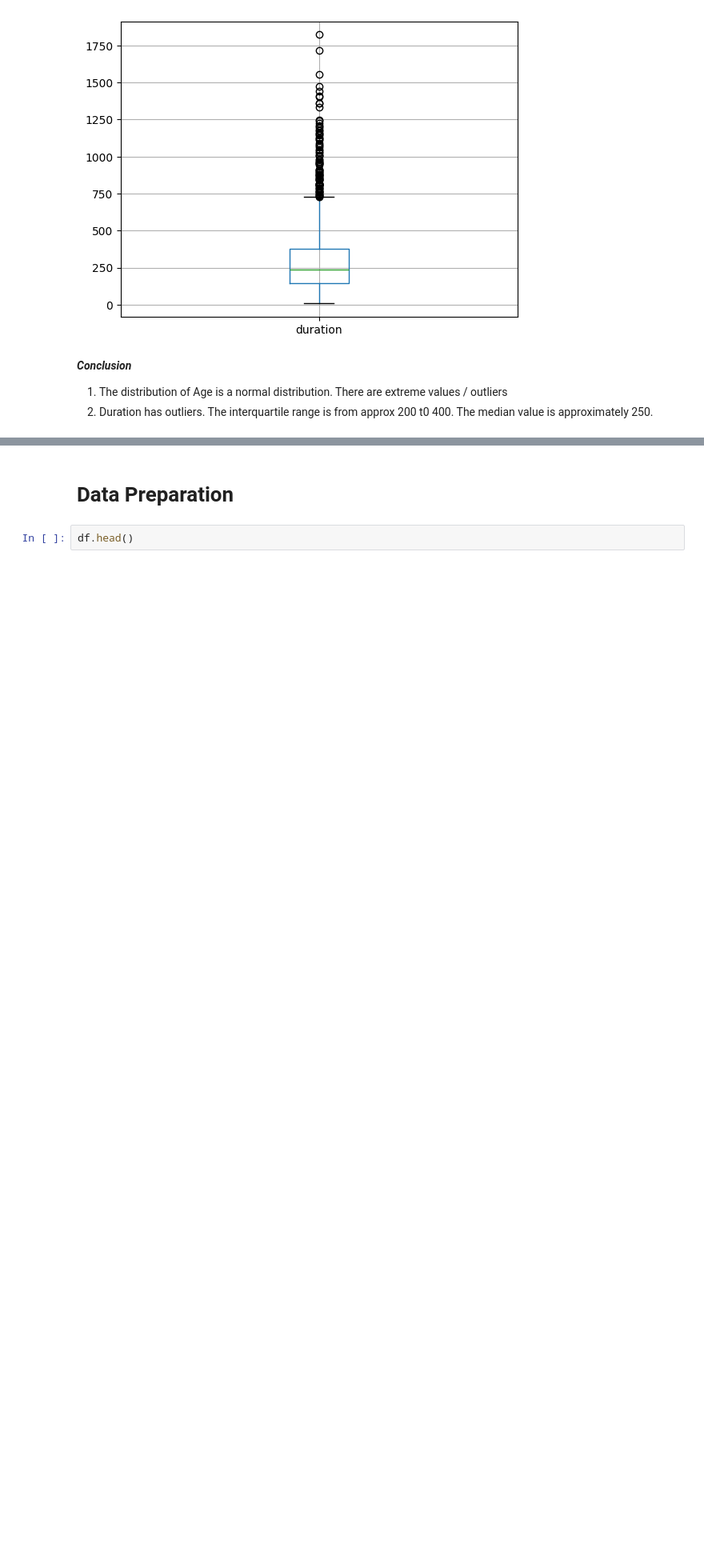
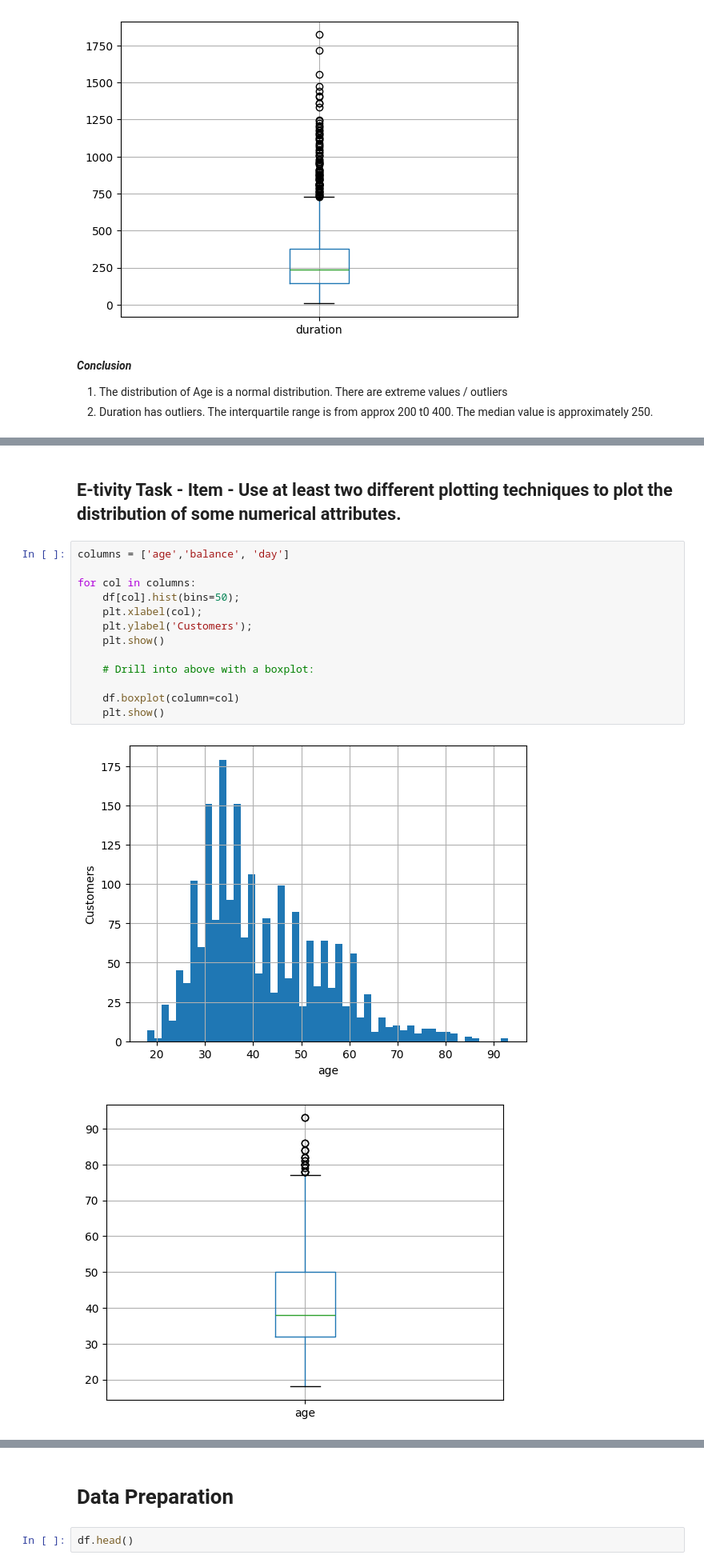
Before and after one commit to qaz73/ULAssignment-1, a Jupyter notebook: etivity1.ipynb, the cells around one changed output, grey strips where cells are left out. Shown at 80% size. Cells and saved outputs as stored; diff of their text form; blank space fills up the shorter version.

Commit message:
more graphs for subscribed data

```diff
--- a/etivity1.ipynb
+++ b/etivity1.ipynb
@@ -804,0 +805,18 @@ plt.show()
+# %% [markdown]
+## E-tivity Task - Item - Use at least two different plotting techniques to plot the distribution of some numerical attributes.
+# %%
+columns = ['age','balance', 'day']
+
+for col in columns:
+    df[col].hist(bins=50);
+    plt.xlabel(col);
+    plt.ylabel('Customers');
+    plt.show()
+
+    # Drill into above with a boxplot:
+
+    df.boxplot(column=col)
+    plt.show()
+# %% [output]
+[figure, added]
+[figure, added]
```
Also changed, not shown: parts of 45 cells of this notebook.
